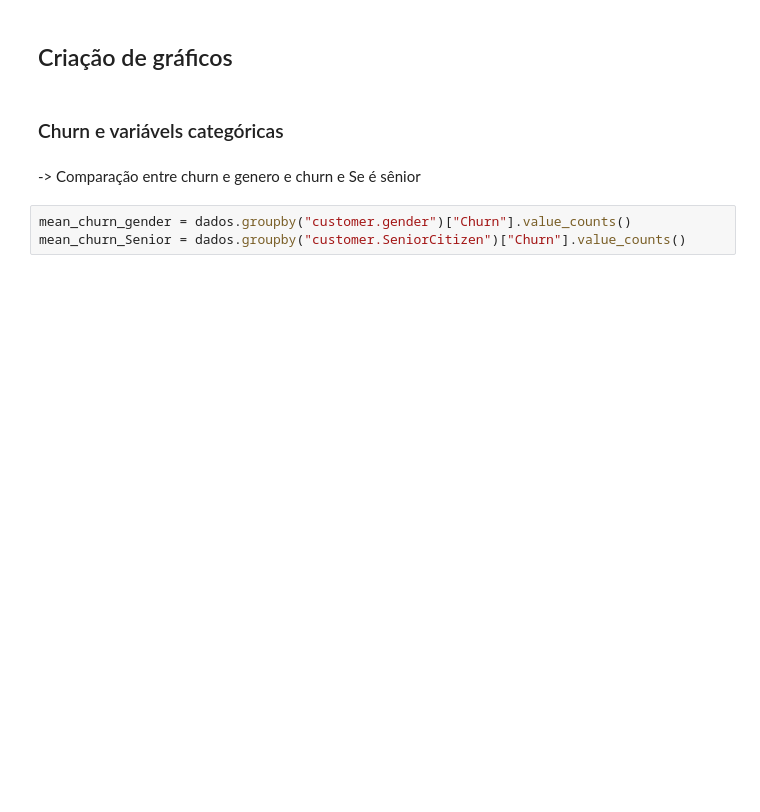
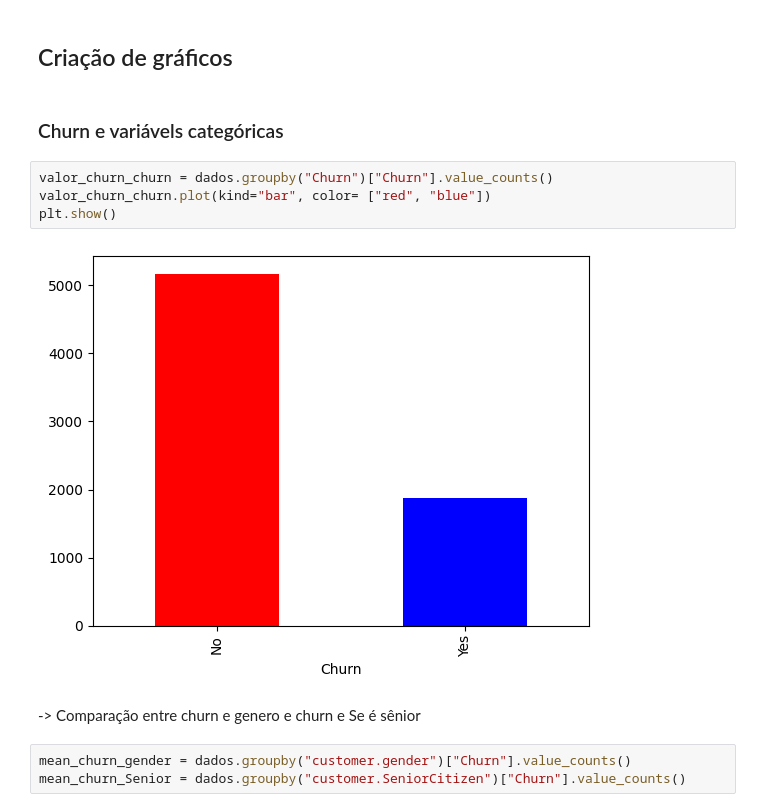
Before and after one commit to I-Am-Not-Lucas/Challange-Data-Science, a Jupyter notebook: Semana_1_EDA.ipynb, the cells around one changed output. Saved outputs shown, nothing was run; the diff lists cells and outputs as text; blank space fills up the shorter version.

```diff
--- a/Semana_1_EDA.ipynb
+++ b/Semana_1_EDA.ipynb
@@ -254,6 +254,12 @@ Index(['customerID', 'Churn', 'customer.gender', 'customer.SeniorCitizen',
 ## Criação de gráficos
 # %% [markdown]
 ### Churn e variávels categóricas
+# %%
+valor_churn_churn = dados.groupby("Churn")["Churn"].value_counts()
+valor_churn_churn.plot(kind="bar", color= ["red", "blue"])
+plt.show()
+# %% [output]
+[figure, added]
 # %% [markdown]
 -> Comparação entre churn e genero e churn e Se é sênior
 # %%
```
Also changed, not shown: parts of 22 cells of this notebook.
